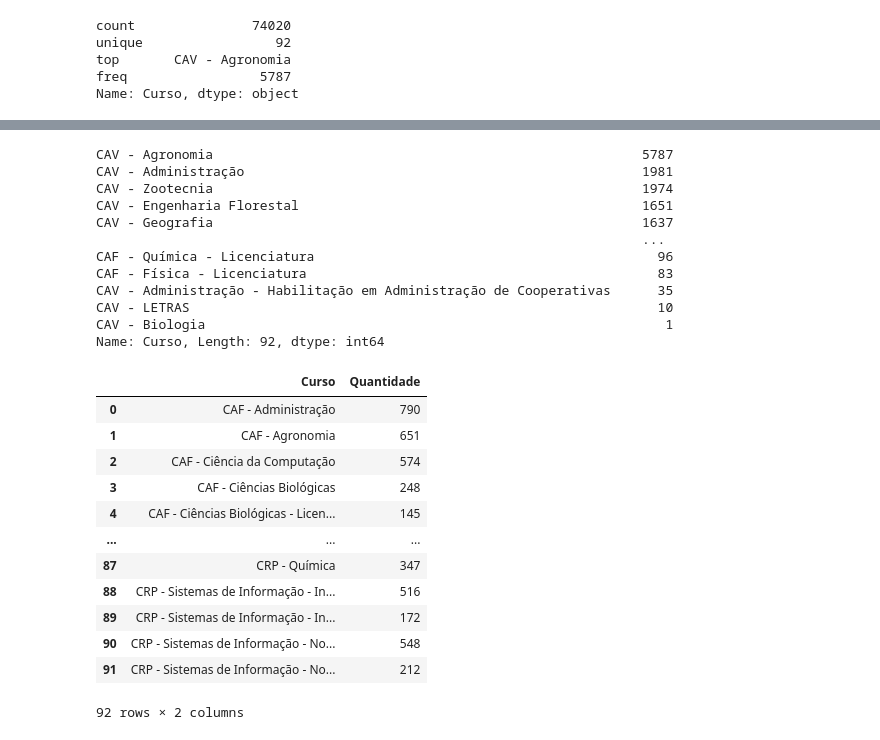
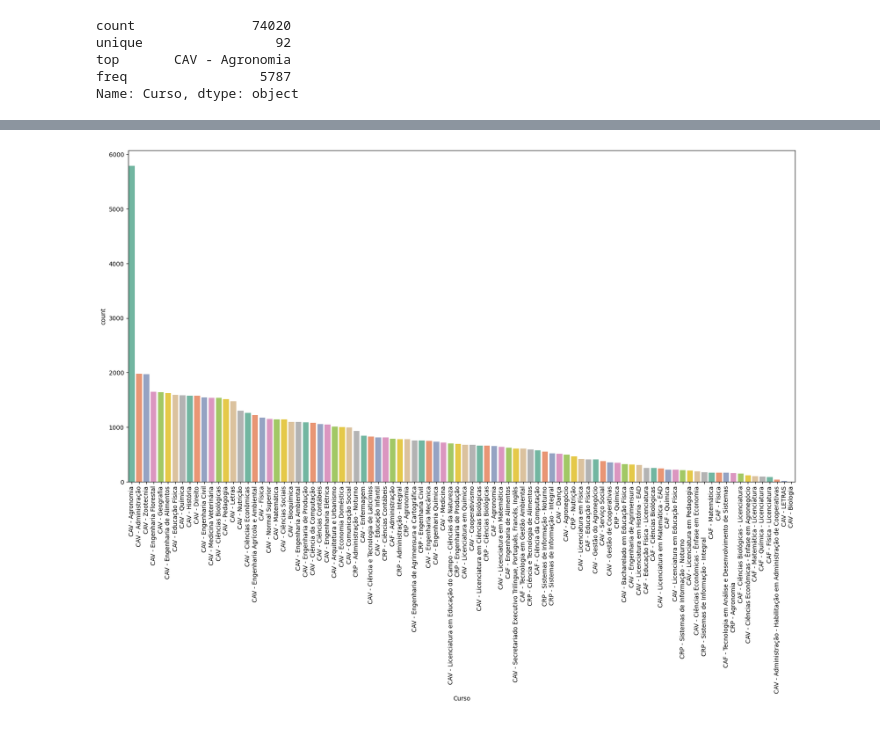
Before and after one commit to Mateus-Henr/Data-Science-TP1, a Jupyter notebook: Entrega_1.ipynb, the cells around one changed output, grey strips where cells are left out. Drawn from its saved outputs; the diff is of its cells as text; code cells hidden in the pictures.

```diff
--- a/Entrega_1.ipynb
+++ b/Entrega_1.ipynb
@@ -192,2 +130,5 @@ sns.histplot(x=df['Ano_Nascimento'], color='red', kde=True)
+# %%
+
+df['Ano_Nascimento'] = df['Ano_Nascimento'].astype(int)
 # %% [markdown]
 ### Tratamento da coluna 'Sexo'
@@ -223,10 +169,9 @@ print(f"Quantidade de valores nulos: {qtdSexoNulos}")
 # %% [output]
 Quantidade de valores nulos: 40
 # %%
-df['Sexo'].fillna('Não informado', inplace=True)
-qtdSexoNulos = df['Sexo'].isnull().sum()
-print(f"Quantidade de valores nulos: {qtdSexoNulos}")
+df['Sexo'].fillna('N/A', inplace=True)
+print(f"Quantidade de valores nulos: {df['Sexo'].isnull().sum()}")
 
-df['Sexo'].value_counts()
+df['Sexo'].value_counts().reset_index().rename(columns={'index': 'Sexo', 'Sexo': 'Quantidade'})
 # %% [output]
 Quantidade de valores nulos: 0
@@ -382,39 +310,0 @@ display(cursosDict)
-# %%
-# Quantidade de alunos por curso
-
-df['Curso'].value_counts()
-# %% [output]
-CAV - Agronomia                                                       5787
-CAV - Administração                                                   1981
-CAV - Zootecnia                                                       1974
-CAV - Engenharia Florestal                                            1651
-CAV - Geografia                                                       1637
-                                                                      ...
-CAF - Química - Licenciatura                                            96
-CAF - Física - Licenciatura                                             83
-CAV - Administração - Habilitação em Administração de Cooperativas      35
-CAV - LETRAS                                                            10
-CAV - Biologia                                                           1
-Name: Curso, Length: 92, dtype: int64
-# %%
-# Ordenando os cursos por ordem alfabética para facilitar a visualização dos dados
-
-dfCurso = df['Curso'].value_counts().sort_index()
-dfCurso = pd.DataFrame(dfCurso)
-dfCurso = dfCurso.reset_index()
-dfCurso.columns = ['Curso', 'Quantidade']
-dfCurso
-# %% [output]
-|  | Curso | Quantidade |
-| 0 | CAF - Administração | 790 |
-| 1 | CAF - Agronomia | 651 |
-| 2 | CAF - Ciência da Computação | 574 |
-| 3 | CAF - Ciências Biológicas | 248 |
-| 4 | CAF - Ciências Biológicas - Licen... | 145 |
-| ... | ... | ... |
-| 87 | CRP - Química | 347 |
-| 88 | CRP - Sistemas de Informação - In... | 516 |
-| 89 | CRP - Sistemas de Informação - In... | 172 |
-| 90 | CRP - Sistemas de Informação - No... | 548 |
-| 91 | CRP - Sistemas de Informação - No... | 212 |
-92 rows × 2 columns
@@ -436,0 +311,6 @@ dfCurso
+# %%
+ccp= sns.countplot(x=df['Curso'], color='red', data=df, order=df['Curso'].value_counts().index, orient='v', palette='Set2')
+ccp.set_xticklabels(ccp.get_xticklabels(), rotation=90)
+ccp.figure.set_size_inches(20, 10)
+# %% [output]
+[figure, added]
```
Also changed, not shown: parts of 75 cells of this notebook.
